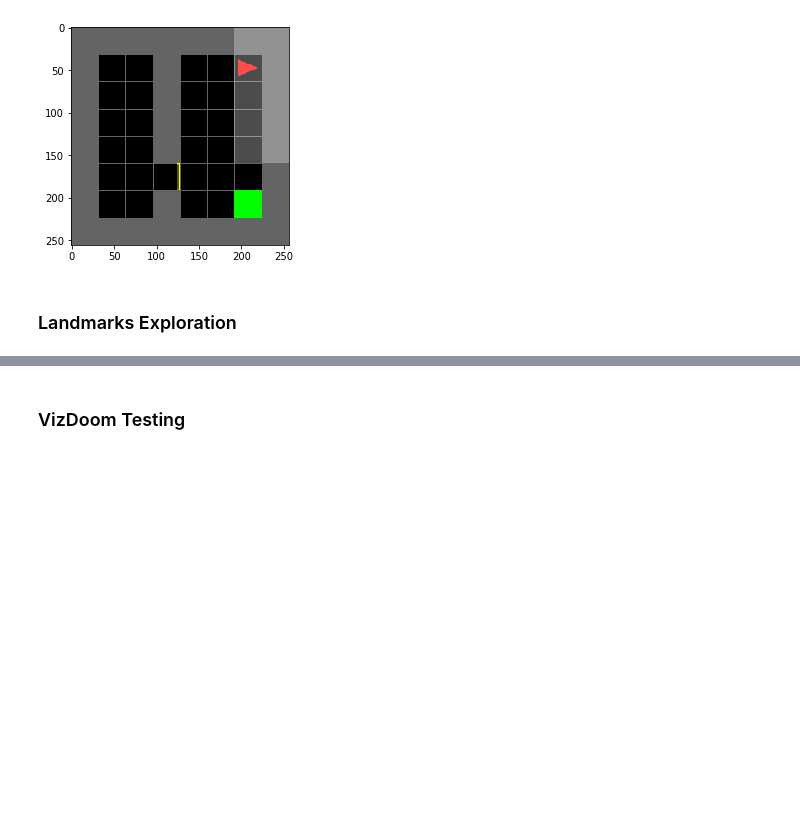
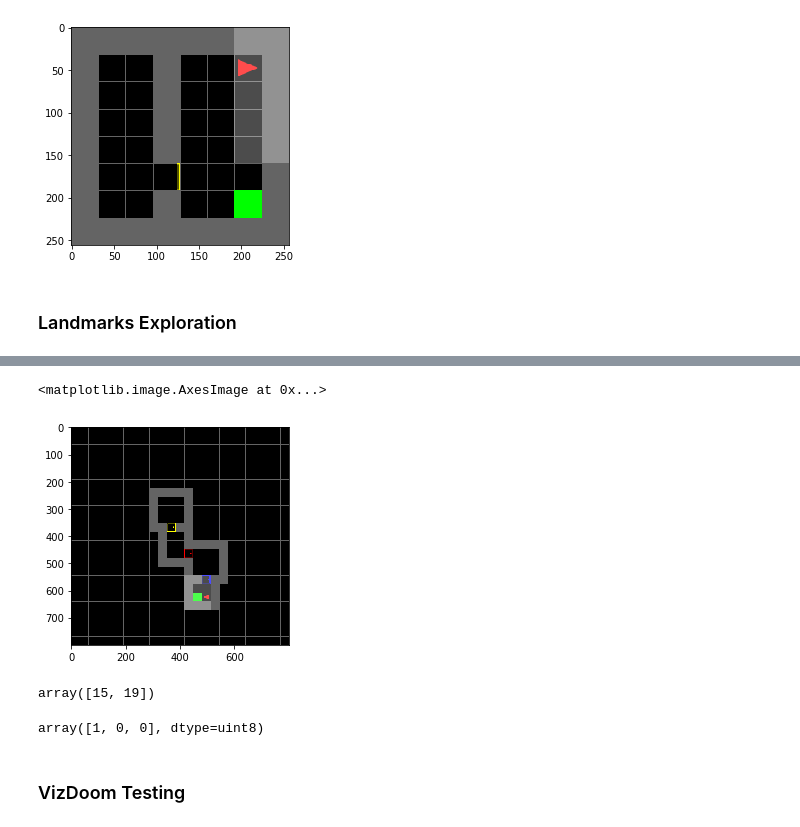
Before and after one commit to 2016choang/sfl, a Jupyter notebook: playground/new-envs.ipynb, the cells around one changed output, grey strips where cells are left out. Drawn from its saved outputs; the diff is of its cells as text; code cells hidden in the pictures; blank space fills up the shorter version.

```diff
--- a/playground/new-envs.ipynb
+++ b/playground/new-envs.ipynb
@@ -106,6 +203,24 @@ env = gym_make(id=env_id, mode=mode, minigrid_config=minigrid_config)
+# %%
+test_env = env.env.env
+# %%
+def get_random_start(env):
+    room = env.rooms[np.random.randint(len(env.rooms))]
+    return env.place_agent(room.top, room.size)
 # %%
-obs = env.reset()
-plt.imshow(env.render(4))
+obs = test_env.reset()
+test_env.unwrapped.agent_pos = get_random_start(test_env)
+plt.imshow(test_env.render(4))
+# %% [output]
+<matplotlib.image.AxesImage at 0x...>
+[figure, added]
+# %%
+test_env.unwrapped.agent_pos
+# %% [output]
+array([15, 19])
+# %%
+test_env.grid.encode()[15, 19]
+# %% [output]
+array([1, 0, 0], dtype=uint8)
 # %%
 # env.step(0)
 env.step(1)
```
Also changed, not shown: parts of 22 cells of this notebook, 1 other file.
